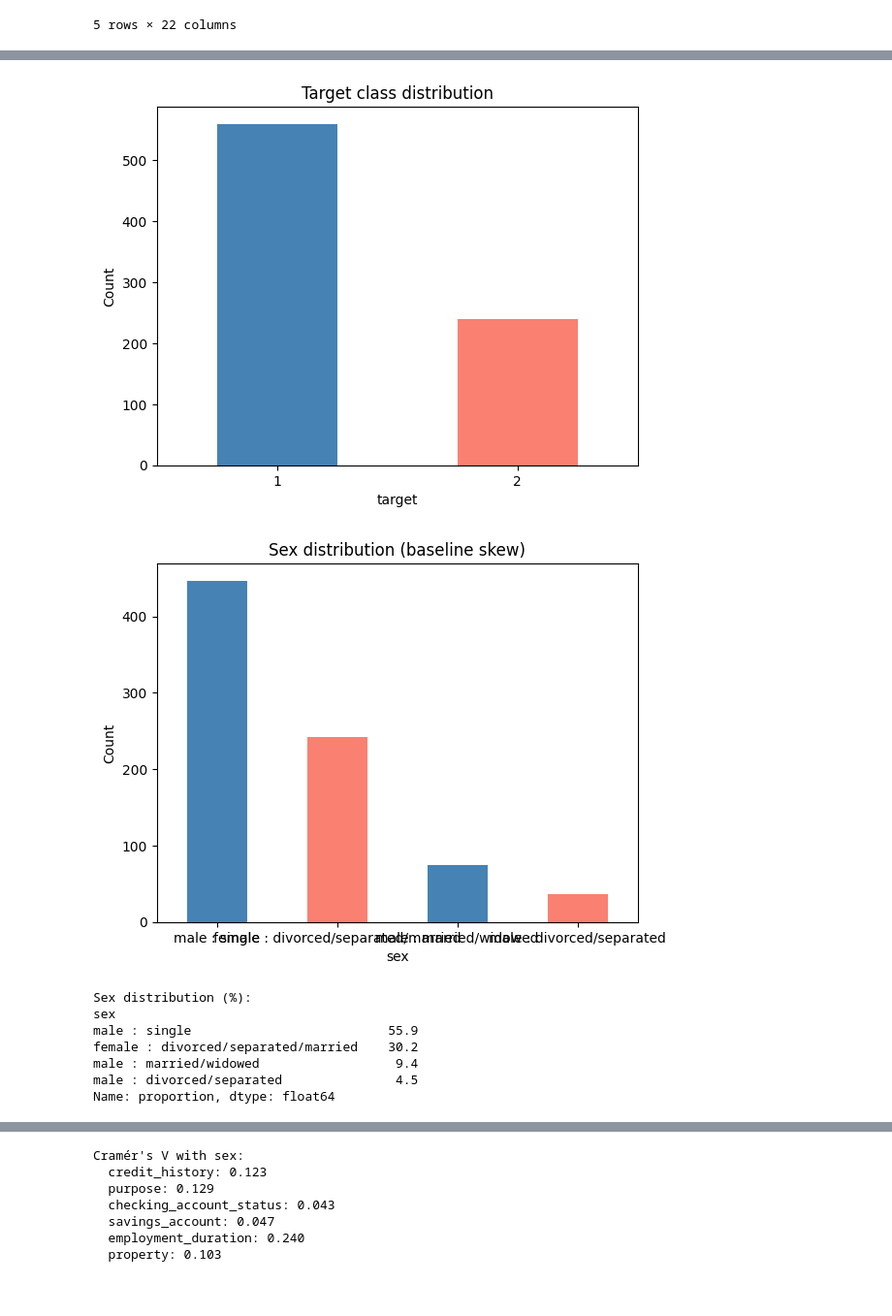
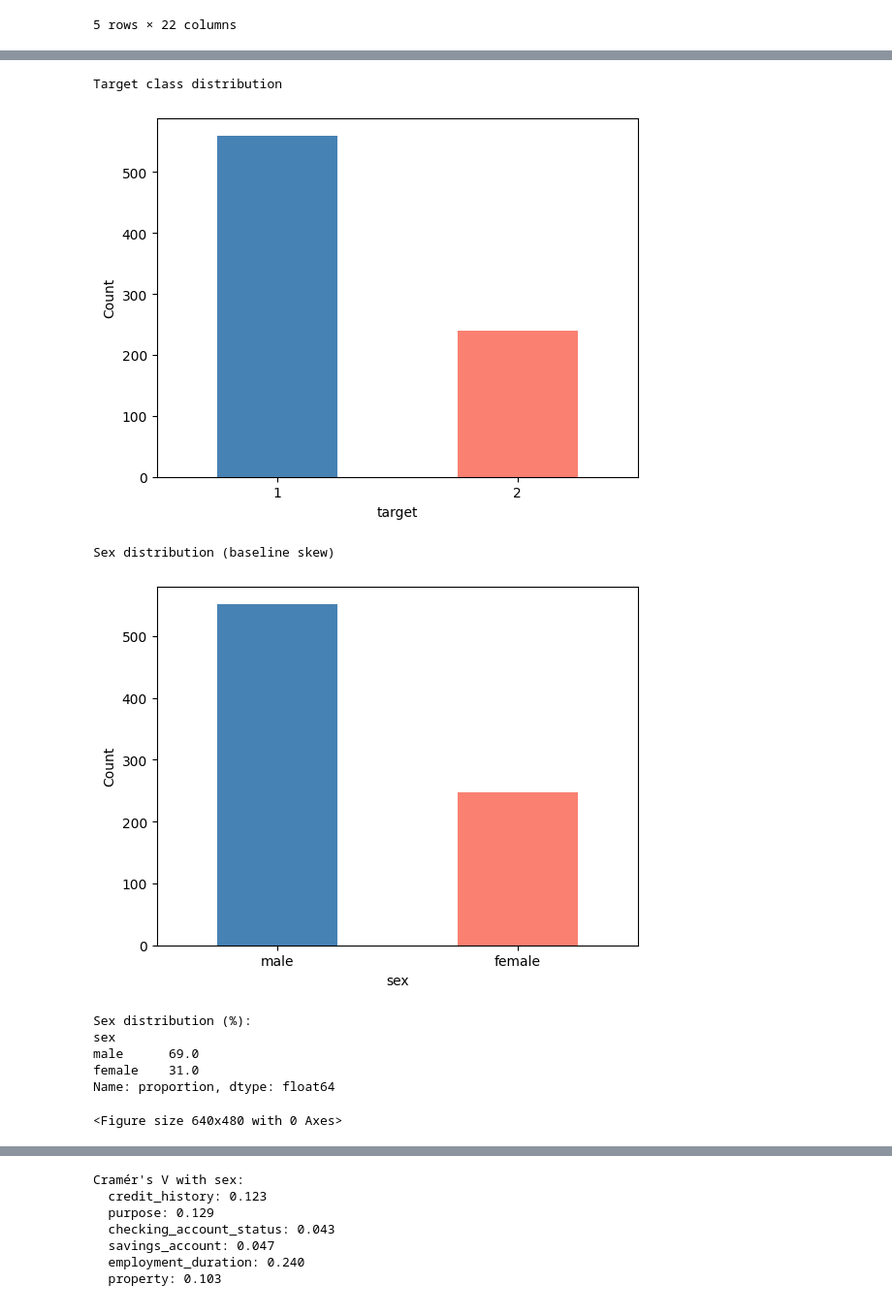
Before and after one commit to ARcKP98/thesis-, a Jupyter notebook: EDA(German).ipynb, the cells around one changed output, grey strips where cells are left out. Shown at 97% size. Saved outputs shown, nothing was run; the diff lists cells and outputs as text; code cells hidden in the pictures.

Commit message:
Update EDA for real data(might add more).

```diff
--- a/EDA(German).ipynb
+++ b/EDA(German).ipynb
@@ -313,3 +265,26 @@ df = df.drop(columns=['sex'])
+# %%
+# take sex out of the personal_status_sex
+def extract_sex(val):
+    if "female" in val:
+        return "female"
+    elif "male" in val:
+        return "male"
+    return "unknown"
+
+
+def extract_relation(val):
+  if "divorced/separated" in val:
+    return "divorced/separated"
+  elif "divorced/separated/married" in val:
+    return "divorced/separated/married"
+  elif "single" in val:
+    return "single"
+  elif "married/widowed" in val:
+    return "married/widowed"
+
+df['relationship status'] = df['sex'].apply(extract_relation)
+df["sex"] = df["sex"].apply(extract_sex)
+df.to_csv("/content/drive/MyDrive/Thesis/datasets/german_credit_decoded.csv", index=False)
 # %%
 df.head()
 # %% [output]
@@ -332,0 +298,10 @@ df.head()
+# %%
+from sklearn.model_selection import train_test_split
+
+train_real, test_real = train_test_split(
+    df,
+    test_size=0.2,
+    random_state=68,
+    stratify=df["target"]
+)
+train_real.head()
@@ -430,31 +422,36 @@ pd.crosstab(
 | 75 | 1.000000 | 0.000000 |
 # %%
 # Class imbalance visualization
+print("Target class distribution")
 train_real["target"].value_counts().plot(kind="bar", color=["steelblue", "salmon"])
-plt.title("Target class distribution") #remove title for latex(use latex caption, begin)
+# plt.title("Target class distribution") remove title for latex(use latex caption, begin)
 plt.ylabel("Count")
 plt.xticks(rotation=0)
 plt.show()
+plt.savefig("/content/drive/MyDrive/Thesis/figures/EDA/Target class distribution.pdf")
 
 # Sex distribution skew
+print("Sex distribution (baseline skew)")
 train_real["sex"].value_counts().plot(kind="bar", color=["steelblue", "salmon"])
-plt.title("Sex distribution (baseline skew)")
+# plt.title("Sex distribution (baseline skew)")
 plt.ylabel("Count")
 plt.xticks(rotation=0)
 plt.show()
+plt.savefig("/content/drive/MyDrive/Thesis/figures/EDA/Sex distribution (baseline skew).pdf")
 
 print("Sex distribution (%):")
 print(train_real["sex"].value_counts(normalize=True).round(3) * 100)
 # %% [output]
+Target class distribution
-[figure, old version]
+[figure, new version]
+Sex distribution (baseline skew)
-[figure, old version]
+[figure, new version]
-Sex distribution (%):
-sex
-male : single                          55.9
-female : divorced/separated/married    30.2
-male : married/widowed                  9.4
-male : divorced/separated               4.5
-Name: proportion, dtype: float64
+Sex distribution (%):
+sex
+male      69.0
+female    31.0
+Name: proportion, dtype: float64
+<Figure size 640x480 with 0 Axes>
 # %%
 # Binarize age for fairness metric alignment where less than 25 is considered Young
 train_real["age_group"] = (train_real["age"] < 25).map({True: "young (<25)", False: "adult (≥25)"})
```
Also changed, not shown: parts of 22 cells of this notebook.
